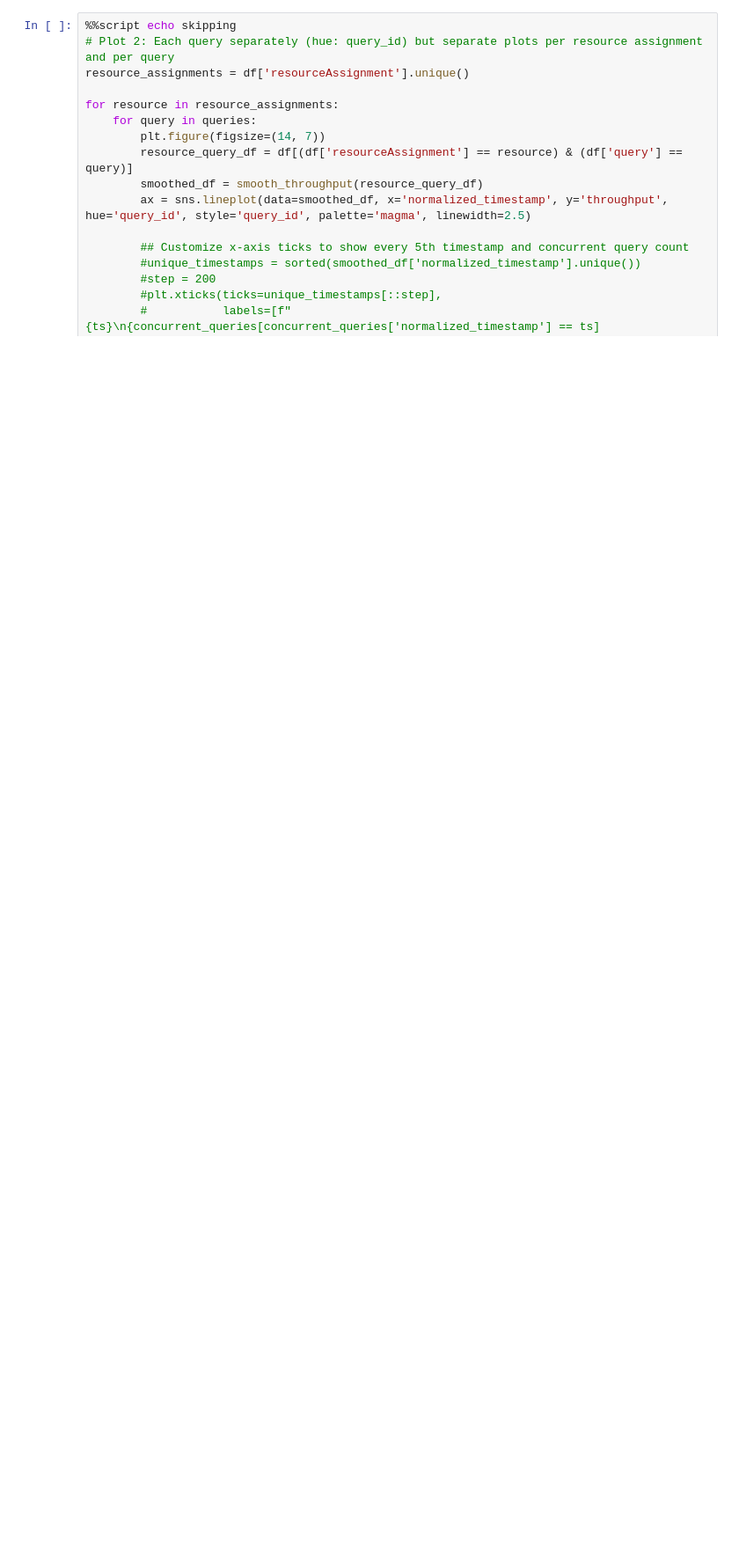
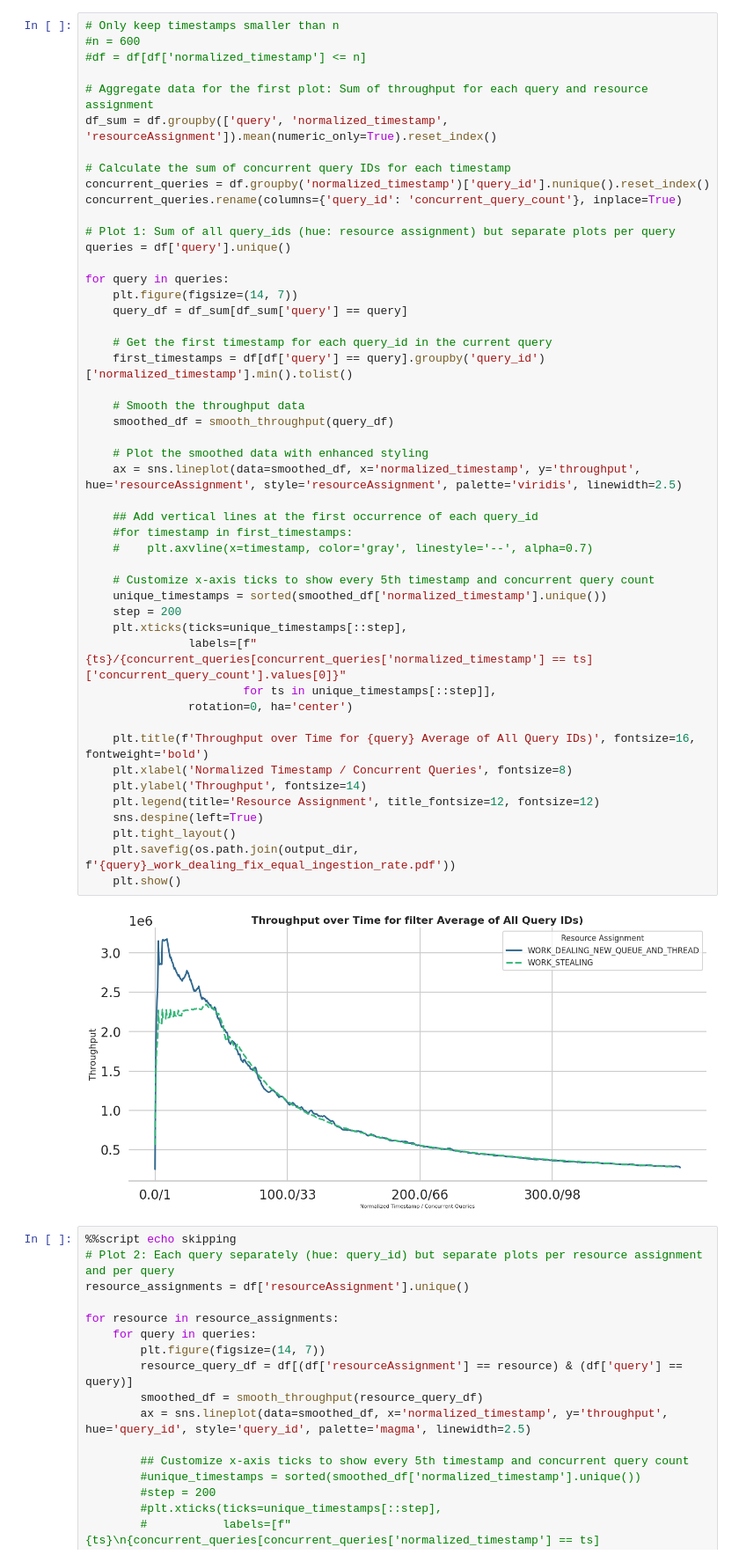
Before and after one commit to keyseven123/engine-statemanagement-paper, a Jupyter notebook: scripts/benchmarking/work-dealing/plots/WorkDealing_vs_Stealing.ipynb, the cells around one changed output. Shown: that part at 88% size. Cells and saved outputs as stored; diff of their text form; blank space fills up the shorter version.

```diff
--- a/scripts/benchmarking/work-dealing/plots/WorkDealing_vs_Stealing.ipynb
+++ b/scripts/benchmarking/work-dealing/plots/WorkDealing_vs_Stealing.ipynb
@@ -97,3 +97,53 @@ for query in queries:
+# %%
+# Only keep timestamps smaller than n
+#n = 600
+#df = df[df['normalized_timestamp'] <= n]
+
+# Aggregate data for the first plot: Sum of throughput for each query and resource assignment
+df_sum = df.groupby(['query', 'normalized_timestamp', 'resourceAssignment']).mean(numeric_only=True).reset_index()
+
+# Calculate the sum of concurrent query IDs for each timestamp
+concurrent_queries = df.groupby('normalized_timestamp')['query_id'].nunique().reset_index()
+concurrent_queries.rename(columns={'query_id': 'concurrent_query_count'}, inplace=True)
+
+# Plot 1: Sum of all query_ids (hue: resource assignment) but separate plots per query
+queries = df['query'].unique()
+
+for query in queries:
+    plt.figure(figsize=(14, 7))
+    query_df = df_sum[df_sum['query'] == query]
+
+    # Get the first timestamp for each query_id in the current query
+    first_timestamps = df[df['query'] == query].groupby('query_id')['normalized_timestamp'].min().tolist()
+
+    # Smooth the throughput data
+    smoothed_df = smooth_throughput(query_df)
+
+    # Plot the smoothed data with enhanced styling
+    ax = sns.lineplot(data=smoothed_df, x='normalized_timestamp', y='throughput', hue='resourceAssignment', style='resourceAssignment', palette='viridis', linewidth=2.5)
+
+    ## Add vertical lines at the first occurrence of each query_id
+    #for timestamp in first_timestamps:
+    #    plt.axvline(x=timestamp, color='gray', linestyle='--', alpha=0.7)
+
+    # Customize x-axis ticks to show every 5th timestamp and concurrent query count
+    unique_timestamps = sorted(smoothed_df['normalized_timestamp'].unique())
+    step = 200
+    plt.xticks(ticks=unique_timestamps[::step],
+               labels=[f"{ts}/{concurrent_queries[concurrent_queries['normalized_timestamp'] == ts]['concurrent_query_count'].values[0]}"
+                       for ts in unique_timestamps[::step]],
+               rotation=0, ha='center')
+
+    plt.title(f'Throughput over Time for {query} Average of All Query IDs)', fontsize=16, fontweight='bold')
+    plt.xlabel('Normalized Timestamp / Concurrent Queries', fontsize=8)
+    plt.ylabel('Throughput', fontsize=14)
+    plt.legend(title='Resource Assignment', title_fontsize=12, fontsize=12)
+    sns.despine(left=True)
+    plt.tight_layout()
+    plt.savefig(os.path.join(output_dir, f'{query}_work_dealing_fix_equal_ingestion_rate.pdf'))
+    plt.show()
+# %% [output]
+[figure, added]
 # %%
 %%script echo skipping
 # Plot 2: Each query separately (hue: query_id) but separate plots per resource assignment and per query
```
Also changed, not shown: parts of 3 cells of this notebook, 10 other files.
